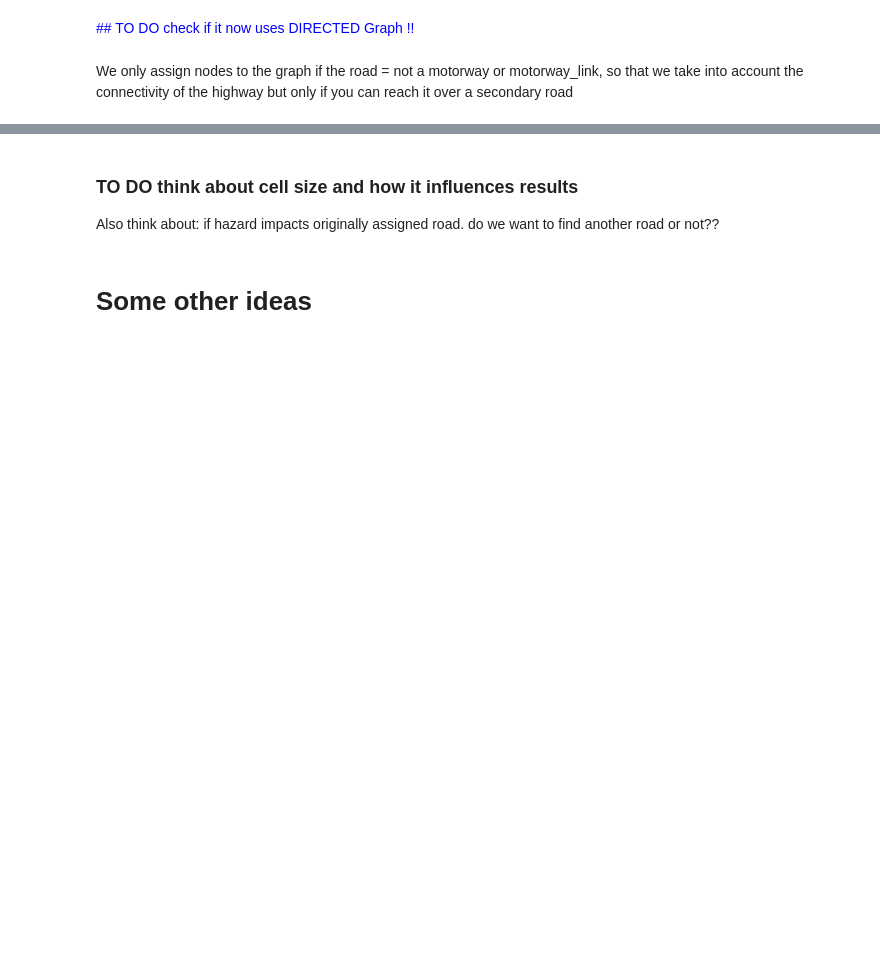
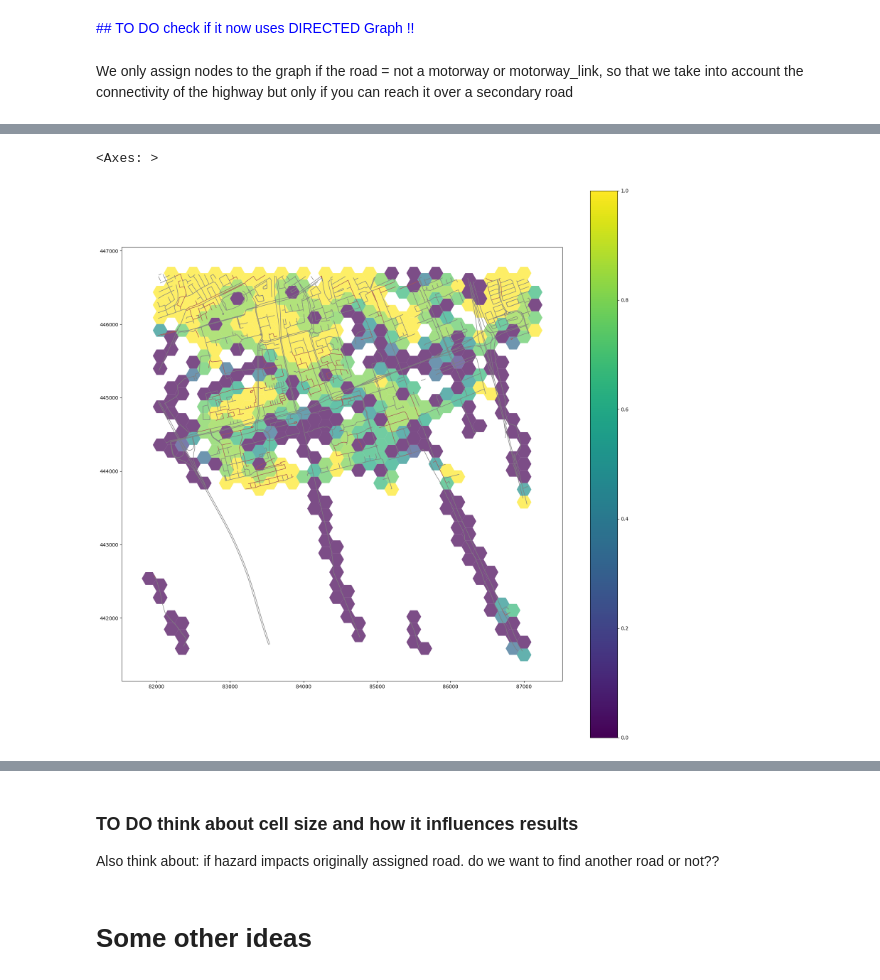
Before and after one commit to edPeregrina/powerpath, a Jupyter notebook: book/v_k_analysis/4. Accessibility.ipynb, the cells around one changed output, grey strips where cells are left out. Saved outputs shown, nothing was run; the diff lists cells and outputs as text; code cells hidden in the pictures; blank space fills up the shorter version.

```diff
--- a/book/v_k_analysis/4. Accessibility.ipynb
+++ b/book/v_k_analysis/4. Accessibility.ipynb
@@ -96,10 +98,10 @@ for hazard_file in hazard_files:
 # %% [markdown]
 <font color='blue'>To do in a later stage: make this flexible based on hazard map</font>
 # %%
-# Extent_path = network_path.joinpath("polygon.geojson")
-Extent_path = network_path.joinpath("testboundary.shp")
-# Extent = gpd.read_file(Extent_path, driver='GeoJSON')
-Extent = gpd.read_file(Extent_path, driver='ESRI Shapefile')
+Extent_path = network_path.joinpath("polygon.geojson")
+# Extent_path = network_path.joinpath("testboundary.shp")
+Extent = gpd.read_file(Extent_path, driver='GeoJSON')
+# Extent = gpd.read_file(Extent_path, driver='ESRI Shapefile')
 shapely_polygon = Extent.geometry.iloc[0]
 # %% [markdown]
 # Refactored modular script
@@ -537,4 +460,3 @@ node_gdf_hazard.to_file((r"C:\python\Use_case_stedin\node_gdf_hazard.gpkg"),driv
 # %%
-
 edge_gdf_hazard = build_edge_gdf(G_hazard, to_crs="EPSG:28992")  # Convert to GeoDataFrame
-disrupted_edges = edge_gdf_hazard[edge_gdf_hazard['EV2_ma'] > threshold]
+disrupted_edges = edge_gdf_hazard[(edge_gdf_hazard['EV2_me'] > threshold) & (edge_gdf_hazard['EV2_fr'] > 0.25)]
@@ -568,11 +486,14 @@ if not output_parquet_path.exists():
     # grid_exp = grid_exp.set_geometry("geometry")  # Set the desired geometry column
     grid_exp.to_parquet(output_parquet_path)
 # %%
-# fig, ax = plt.subplots(figsize=(20, 20))
-# edges_gdf = gpd.read_file(output_path / 'base_graph_edges.gpkg').to_crs(to_crs)
-# grid.plot(ax=ax, column='flooded_reachability', legend=True, alpha=0.7)
-# edges_gdf.plot(ax=ax, color='grey', lw=1)
-# disrupted_edges.plot(ax=ax, color='red', lw=0.3)
+fig, ax = plt.subplots(figsize=(20, 20))
+edges_gdf = gpd.read_file(output_path / 'base_graph_edges.gpkg').to_crs(to_crs)
+grid.plot(ax=ax, column='flooded_reachability', legend=True, alpha=0.7)
+edges_gdf.plot(ax=ax, color='grey', lw=1)
+disrupted_edges.plot(ax=ax, color='red', lw=0.3)
+# %% [output]
+<Axes: >
+[figure, added]
 # %%
 import contextily as ctx
 ax.set_title("Flooded Reachability with Road Network Overlay")
```
Also changed, not shown: parts of 10 cells of this notebook.
